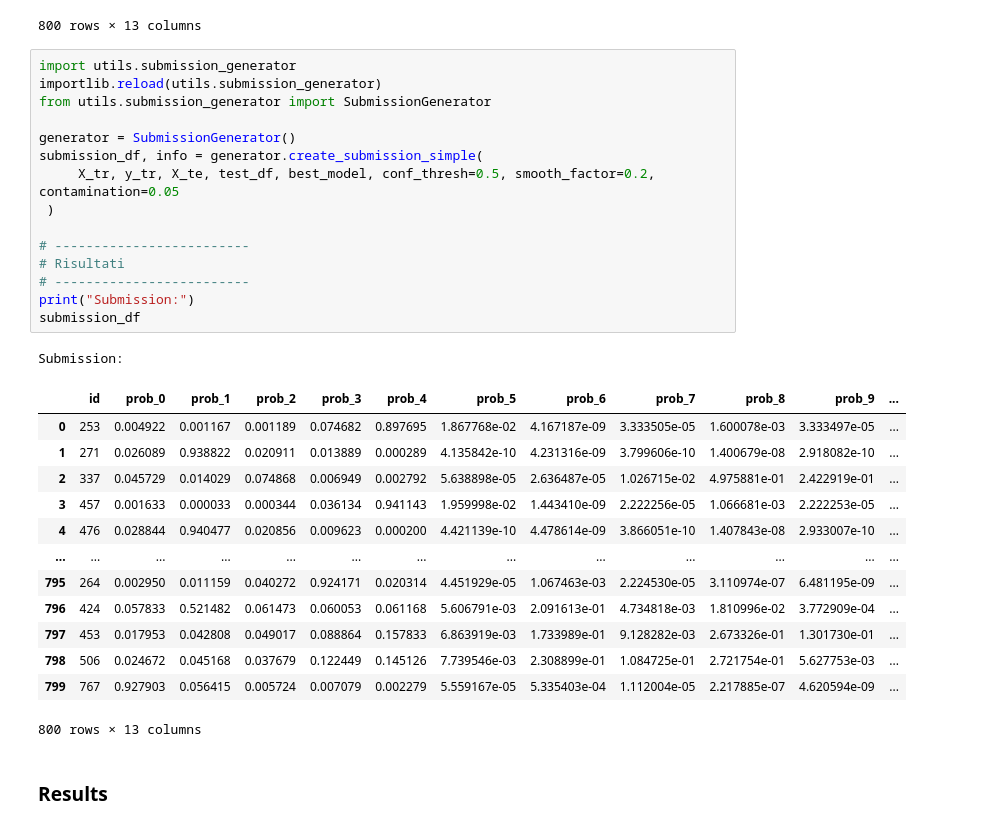
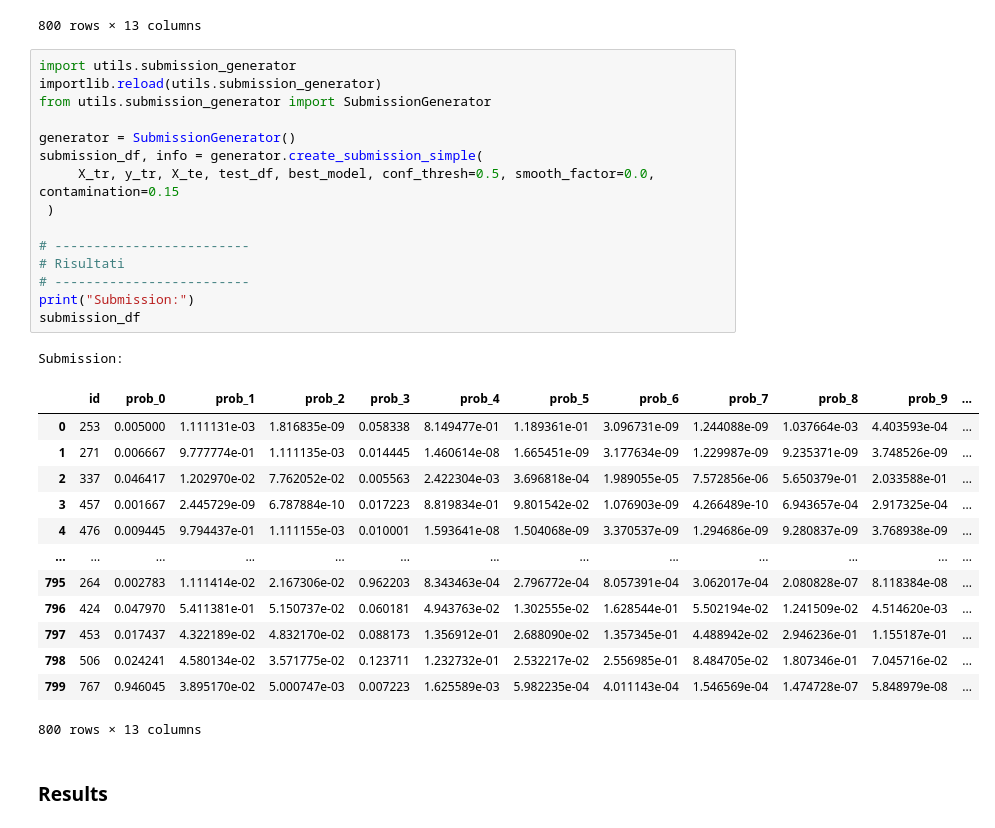
Before and after one commit to Andreavisi1/Challenge_B1_PHM_North_America_2023, a Jupyter notebook: main.ipynb, the cells around one changed output. Saved outputs shown, nothing was run; the diff lists cells and outputs as text.

```diff
--- a/main.ipynb
+++ b/main.ipynb
@@ -388,32 +388,32 @@ Submission:
 # %%
 import utils.submission_generator
 importlib.reload(utils.submission_generator)
 from utils.submission_generator import SubmissionGenerator
 
 generator = SubmissionGenerator()
 submission_df, info = generator.create_submission_simple(
-     X_tr, y_tr, X_te, test_df, best_model, conf_thresh=0.5, smooth_factor=0.2, contamination=0.05
+     X_tr, y_tr, X_te, test_df, best_model, conf_thresh=0.5, smooth_factor=0.0, contamination=0.15
  )
 
 # -------------------------
 # Risultati
 # -------------------------
 print("Submission:")
 submission_df
 # %% [output]
 Submission:
 |  | id | prob_0 | prob_1 | prob_2 | prob_3 | prob_4 | prob_5 | prob_6 | prob_7 | prob_8 | prob_9 | ... |
-| 0 | 253 | 0.004922 | 0.001167 | 0.001189 | 0.074682 | 0.897695 | 1.867768e-02 | 4.167187e-09 | 3.333505e-05 | 1.600078e-03 | 3.333497e-05 | ... |
-| 1 | 271 | 0.026089 | 0.938822 | 0.020911 | 0.013889 | 0.000289 | 4.135842e-10 | 4.231316e-09 | 3.799606e-10 | 1.400679e-08 | 2.918082e-10 | ... |
-| 2 | 337 | 0.045729 | 0.014029 | 0.074868 | 0.006949 | 0.002792 | 5.638898e-05 | 2.636487e-05 | 1.026715e-02 | 4.975881e-01 | 2.422919e-01 | ... |
-| 3 | 457 | 0.001633 | 0.000033 | 0.000344 | 0.036134 | 0.941143 | 1.959998e-02 | 1.443410e-09 | 2.222256e-05 | 1.066681e-03 | 2.222253e-05 | ... |
-| 4 | 476 | 0.028844 | 0.940477 | 0.020856 | 0.009623 | 0.000200 | 4.421139e-10 | 4.478614e-09 | 3.866051e-10 | 1.407843e-08 | 2.933007e-10 | ... |
+| 0 | 253 | 0.005000 | 1.111131e-03 | 1.816835e-09 | 0.058338 | 8.149477e-01 | 1.189361e-01 | 3.096731e-09 | 1.244088e-09 | 1.037664e-03 | 4.403593e-04 | ... |
+| 1 | 271 | 0.006667 | 9.777774e-01 | 1.111135e-03 | 0.014445 | 1.460614e-08 | 1.665451e-09 | 3.177634e-09 | 1.229987e-09 | 9.235371e-09 | 3.748526e-09 | ... |
+| 2 | 337 | 0.046417 | 1.202970e-02 | 7.762052e-02 | 0.005563 | 2.422304e-03 | 3.696818e-04 | 1.989055e-05 | 7.572856e-06 | 5.650379e-01 | 2.033588e-01 | ... |
+| 3 | 457 | 0.001667 | 2.445729e-09 | 6.787884e-10 | 0.017223 | 8.819834e-01 | 9.801542e-02 | 1.076903e-09 | 4.266489e-10 | 6.943657e-04 | 2.917325e-04 | ... |
+| 4 | 476 | 0.009445 | 9.794437e-01 | 1.111155e-03 | 0.010001 | 1.593641e-08 | 1.504068e-09 | 3.370537e-09 | 1.294686e-09 | 9.280837e-09 | 3.768938e-09 | ... |
 | ... | ... | ... | ... | ... | ... | ... | ... | ... | ... | ... | ... | ... |
-| 795 | 264 | 0.002950 | 0.011159 | 0.040272 | 0.924171 | 0.020314 | 4.451929e-05 | 1.067463e-03 | 2.224530e-05 | 3.110974e-07 | 6.481195e-09 | ... |
-| 796 | 424 | 0.057833 | 0.521482 | 0.061473 | 0.060053 | 0.061168 | 5.606791e-03 | 2.091613e-01 | 4.734818e-03 | 1.810996e-02 | 3.772909e-04 | ... |
-| 797 | 453 | 0.017953 | 0.042808 | 0.049017 | 0.088864 | 0.157833 | 6.863919e-03 | 1.733989e-01 | 9.128282e-03 | 2.673326e-01 | 1.301730e-01 | ... |
-| 798 | 506 | 0.024672 | 0.045168 | 0.037679 | 0.122449 | 0.145126 | 7.739546e-03 | 2.308899e-01 | 1.084725e-01 | 2.721754e-01 | 5.627753e-03 | ... |
-| 799 | 767 | 0.927903 | 0.056415 | 0.005724 | 0.007079 | 0.002279 | 5.559167e-05 | 5.335403e-04 | 1.112004e-05 | 2.217885e-07 | 4.620594e-09 | ... |
+| 795 | 264 | 0.002783 | 1.111414e-02 | 2.167306e-02 | 0.962203 | 8.343463e-04 | 2.796772e-04 | 8.057391e-04 | 3.062017e-04 | 2.080828e-07 | 8.118384e-08 | ... |
+| 796 | 424 | 0.047970 | 5.411381e-01 | 5.150737e-02 | 0.060181 | 4.943763e-02 | 1.302555e-02 | 1.628544e-01 | 5.502194e-02 | 1.241509e-02 | 4.514620e-03 | ... |
+| 797 | 453 | 0.017437 | 4.322189e-02 | 4.832170e-02 | 0.088173 | 1.356912e-01 | 2.688090e-02 | 1.357345e-01 | 4.488942e-02 | 2.946236e-01 | 1.155187e-01 | ... |
+| 798 | 506 | 0.024241 | 4.580134e-02 | 3.571775e-02 | 0.123711 | 1.232732e-01 | 2.532217e-02 | 2.556985e-01 | 8.484705e-02 | 1.807346e-01 | 7.045716e-02 | ... |
+| 799 | 767 | 0.946045 | 3.895170e-02 | 5.000747e-03 | 0.007223 | 1.625589e-03 | 5.982235e-04 | 4.011143e-04 | 1.546569e-04 | 1.474728e-07 | 5.848979e-08 | ... |
 800 rows × 13 columns
 # %% [markdown]
 ### Results
```
Also changed, not shown: parts of 1 cell of this notebook, 1 other file.
